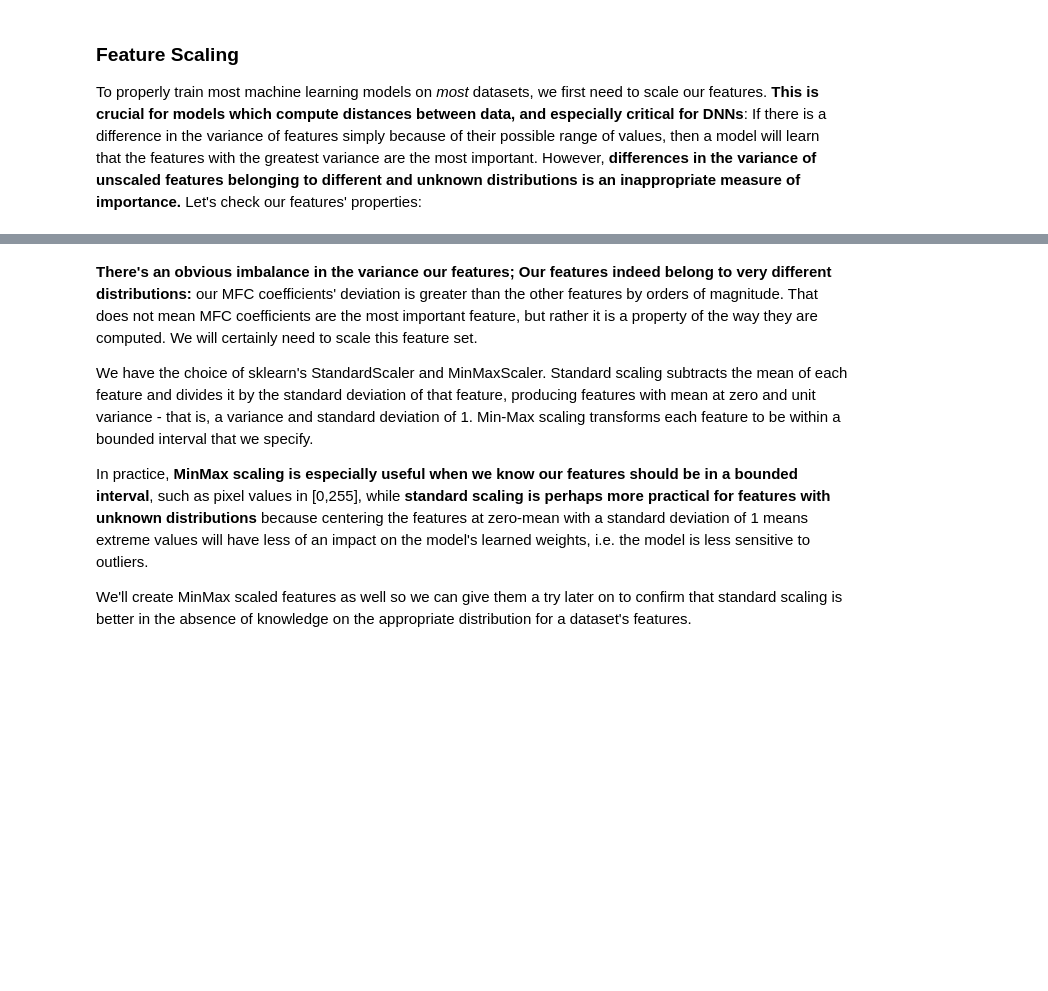
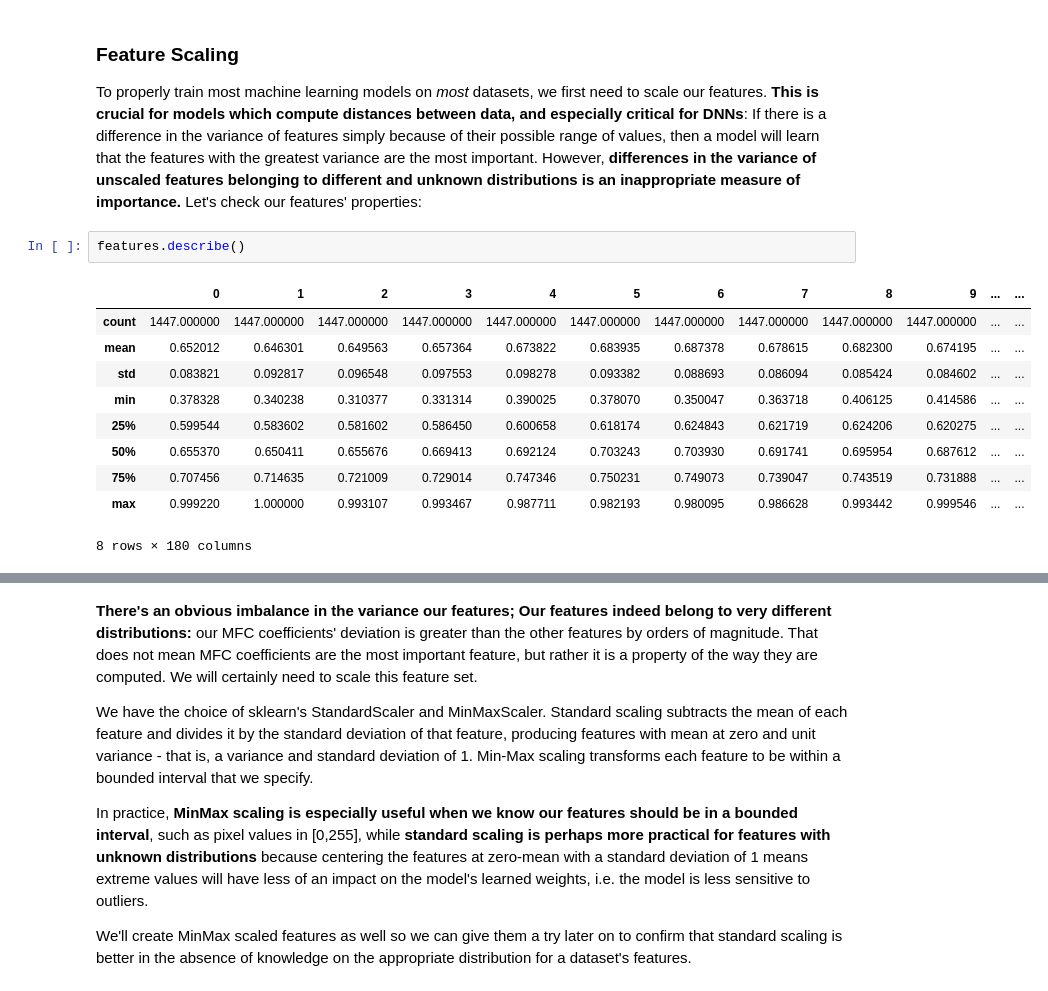
Before and after one commit to IAT-ExploringAI-2025/Week3-ClassicML, a Jupyter notebook: Week_3_MachineLearning.ipynb, the cells around one changed output, grey strips where cells are left out. Drawn from its saved outputs; the diff is of its cells as text; blank space fills up the shorter version.

```diff
--- a/Week_3_MachineLearning.ipynb
+++ b/Week_3_MachineLearning.ipynb
@@ -291,6 +291,19 @@ plt.show()
 # %% [markdown]
 ### Feature Scaling
 To properly train most machine learning models on _most_ datasets, we first need to scale our features. **This is crucial for models which compute distances between data, and especially critical for DNNs**: If there is a difference in the variance of features simply because of their possible range of values, then a model will learn that the features with the greatest variance are the most important. However, **differences in the variance of unscaled features belonging to different and unknown distributions is an inappropriate measure of importance.** Let's check our features' properties:
+# %%
+features.describe()
+# %% [output]
+|  | 0 | 1 | 2 | 3 | 4 | 5 | 6 | 7 | 8 | 9 | ... | ... |
+| count | 1447.000000 | 1447.000000 | 1447.000000 | 1447.000000 | 1447.000000 | 1447.000000 | 1447.000000 | 1447.000000 | 1447.000000 | 1447.000000 | ... | ... |
+| mean | 0.652012 | 0.646301 | 0.649563 | 0.657364 | 0.673822 | 0.683935 | 0.687378 | 0.678615 | 0.682300 | 0.674195 | ... | ... |
+| std | 0.083821 | 0.092817 | 0.096548 | 0.097553 | 0.098278 | 0.093382 | 0.088693 | 0.086094 | 0.085424 | 0.084602 | ... | ... |
+| min | 0.378328 | 0.340238 | 0.310377 | 0.331314 | 0.390025 | 0.378070 | 0.350047 | 0.363718 | 0.406125 | 0.414586 | ... | ... |
+| 25% | 0.599544 | 0.583602 | 0.581602 | 0.586450 | 0.600658 | 0.618174 | 0.624843 | 0.621719 | 0.624206 | 0.620275 | ... | ... |
+| 50% | 0.655370 | 0.650411 | 0.655676 | 0.669413 | 0.692124 | 0.703243 | 0.703930 | 0.691741 | 0.695954 | 0.687612 | ... | ... |
+| 75% | 0.707456 | 0.714635 | 0.721009 | 0.729014 | 0.747346 | 0.750231 | 0.749073 | 0.739047 | 0.743519 | 0.731888 | ... | ... |
+| max | 0.999220 | 1.000000 | 0.993107 | 0.993467 | 0.987711 | 0.982193 | 0.980095 | 0.986628 | 0.993442 | 0.999546 | ... | ... |
+8 rows × 180 columns
 # %%
 # We would usually use df.describe(), but it provides a bit of a mess of information we don't need at the moment.
 def print_features(df):
```
Also changed, not shown: parts of 8 cells of this notebook.
